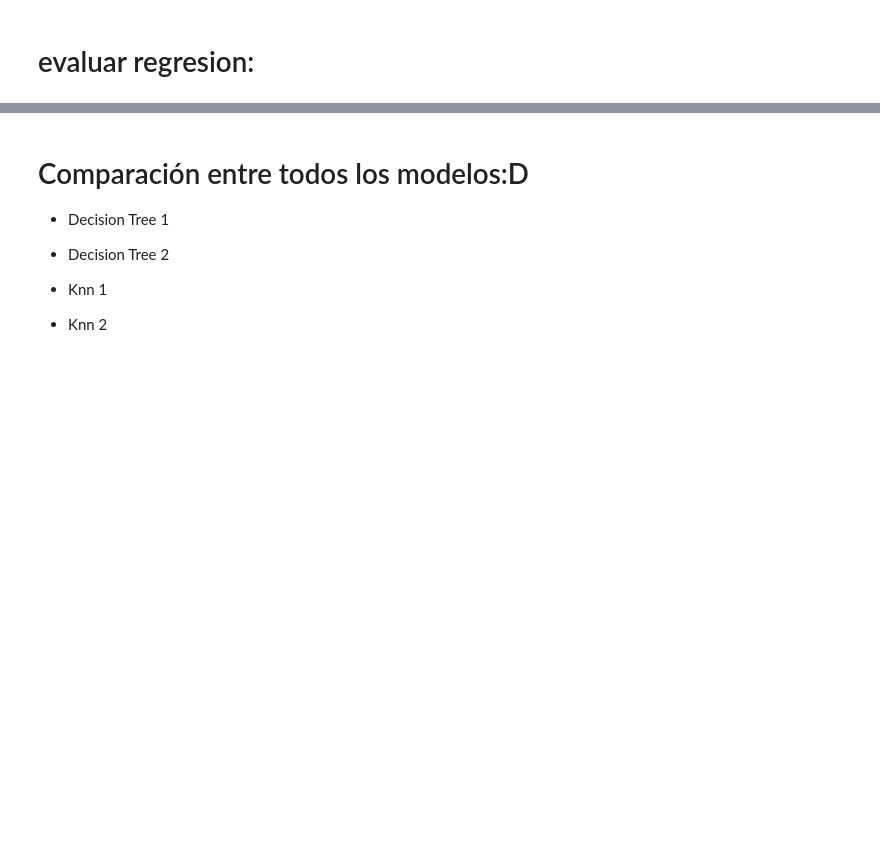
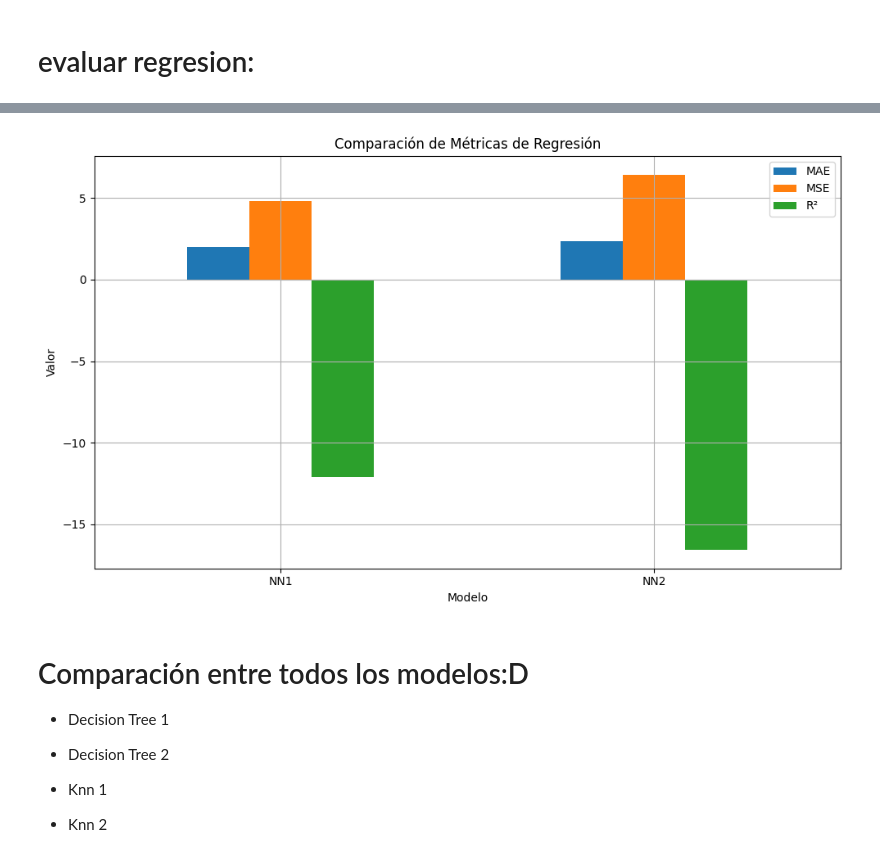
Before and after one commit to OlimpiaGarcia/Book_algorithm, a Jupyter notebook: Model_2.ipynb, the cells around one changed output, grey strips where cells are left out. Cells and saved outputs as stored; diff of their text form; code cells hidden in the pictures; blank space fills up the shorter version.

```diff
--- a/Model_2.ipynb
+++ b/Model_2.ipynb
@@ -548,3 +654,7 @@ R²: -20.91023826599121
+# %%
+grafica_comparacion_metricas(nn1, nn2)
+# %% [output]
+[figure, added]
 # %% [markdown]
 # Comparación entre todos los modelos:D
 
```
Also changed, not shown: parts of 19 cells of this notebook.
